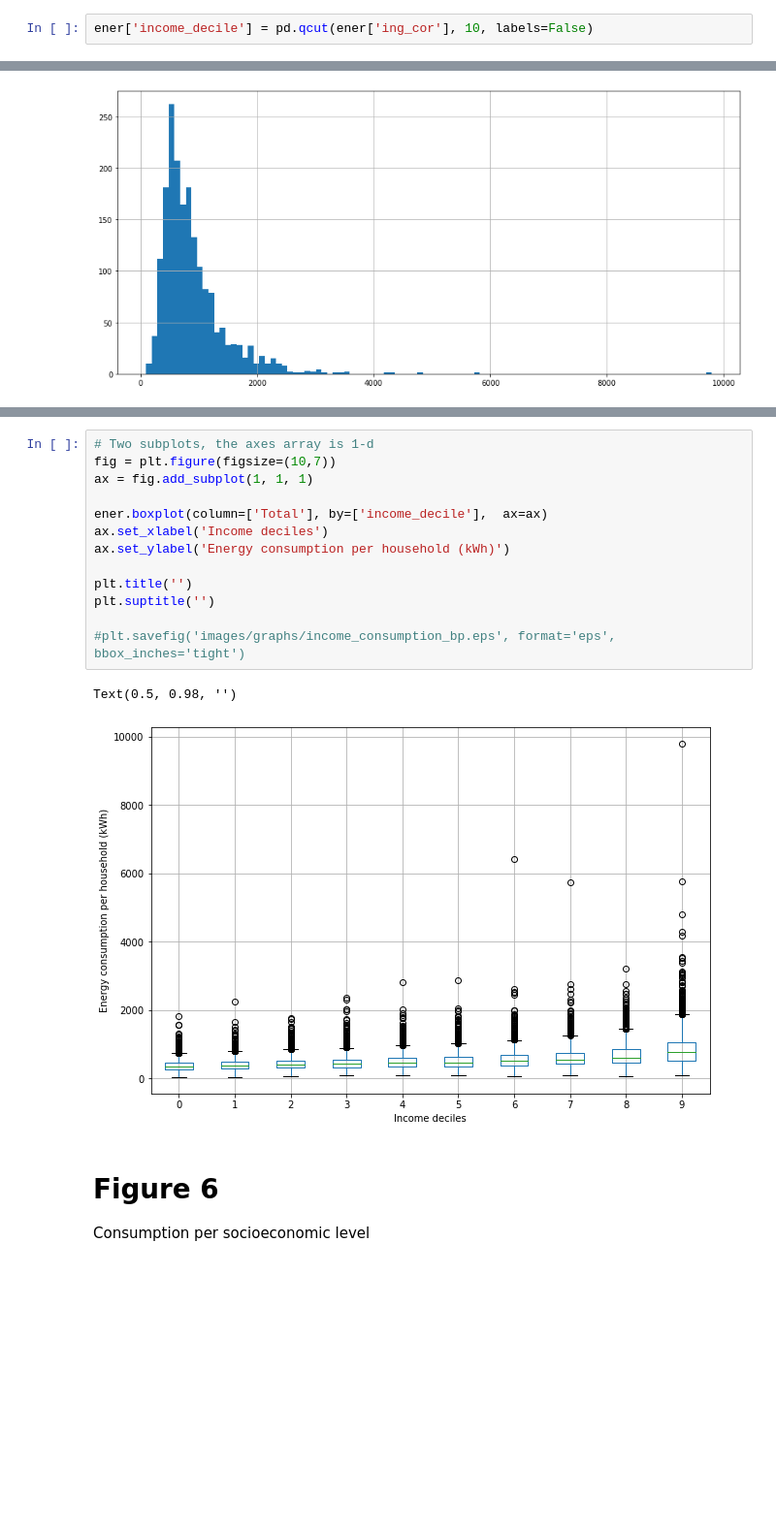
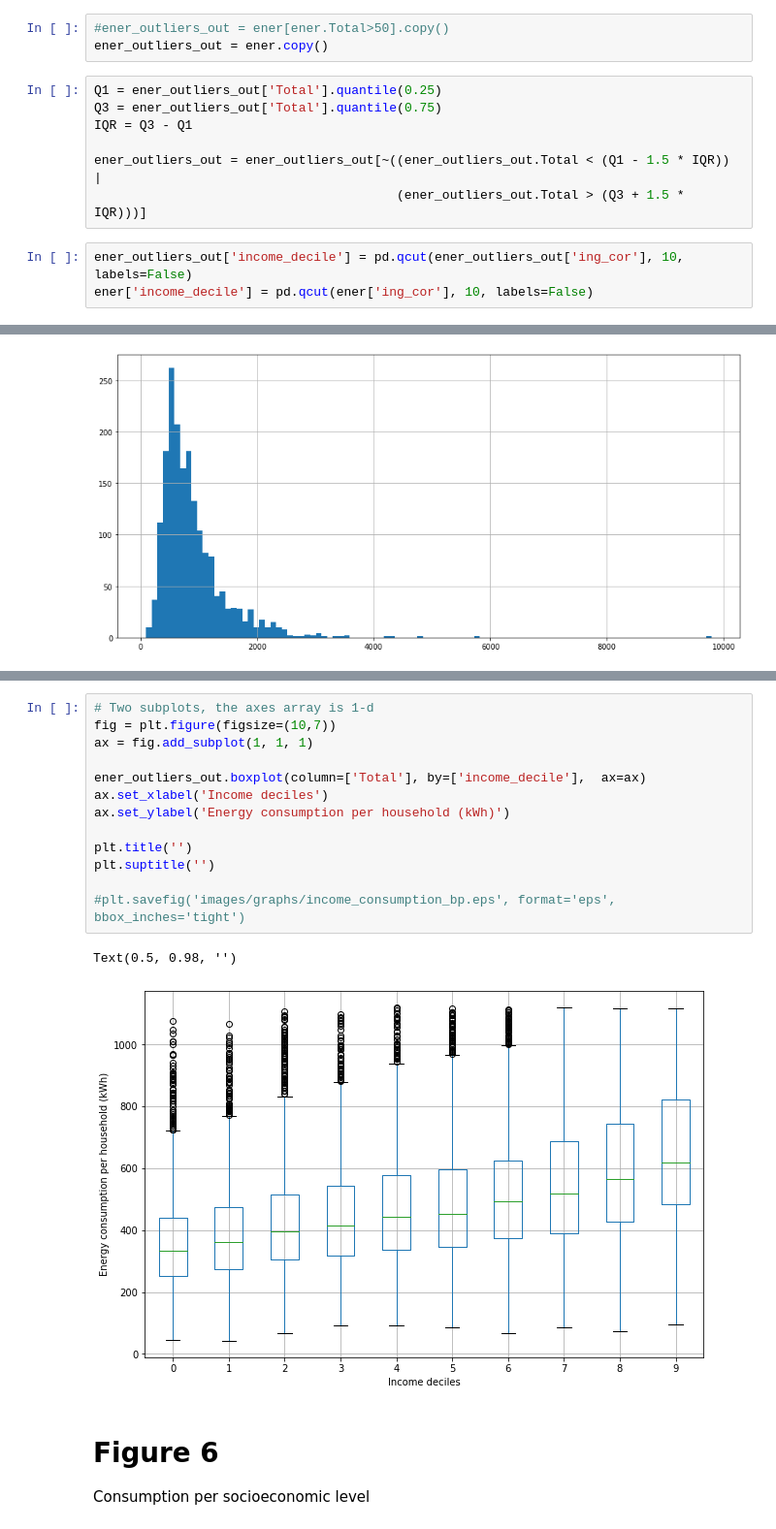
Before and after one commit to Sergio-Huezo/ResEleCon-MX, a Jupyter notebook: Final.ipynb, the cells around one changed output, grey strips where cells are left out. Shown at 97% size. Drawn from its saved outputs; the diff is of its cells as text; blank space fills up the shorter version.

```diff
--- a/Final.ipynb
+++ b/Final.ipynb
@@ -208,3 +208,14 @@ ener.head()
+# %%
+#ener_outliers_out = ener[ener.Total>50].copy()
+ener_outliers_out = ener.copy()
+# %%
+Q1 = ener_outliers_out['Total'].quantile(0.25)
+Q3 = ener_outliers_out['Total'].quantile(0.75)
+IQR = Q3 - Q1
+
+ener_outliers_out = ener_outliers_out[~((ener_outliers_out.Total < (Q1 - 1.5 * IQR)) |
+                                        (ener_outliers_out.Total > (Q3 + 1.5 * IQR)))]
 # %%
+ener_outliers_out['income_decile'] = pd.qcut(ener_outliers_out['ing_cor'], 10, labels=False)
 ener['income_decile'] = pd.qcut(ener['ing_cor'], 10, labels=False)
 # %%
@@ -232,19 +234,19 @@ ener.describe()
 # %%
 # Two subplots, the axes array is 1-d
 fig = plt.figure(figsize=(10,7))
 ax = fig.add_subplot(1, 1, 1)
 
-ener.boxplot(column=['Total'], by=['income_decile'],  ax=ax)
+ener_outliers_out.boxplot(column=['Total'], by=['income_decile'],  ax=ax)
 ax.set_xlabel('Income deciles')
 ax.set_ylabel('Energy consumption per household (kWh)')
 
 plt.title('')
 plt.suptitle('')
 
 #plt.savefig('images/graphs/income_consumption_bp.eps', format='eps', bbox_inches='tight')
 # %% [output]
 Text(0.5, 0.98, '')
-[figure, old version]
+[figure, new version]
 # %% [markdown]
 # Figure 6
 Consumption per socioeconomic level
```
Also changed, not shown: parts of 13 cells of this notebook, 2 other files.
